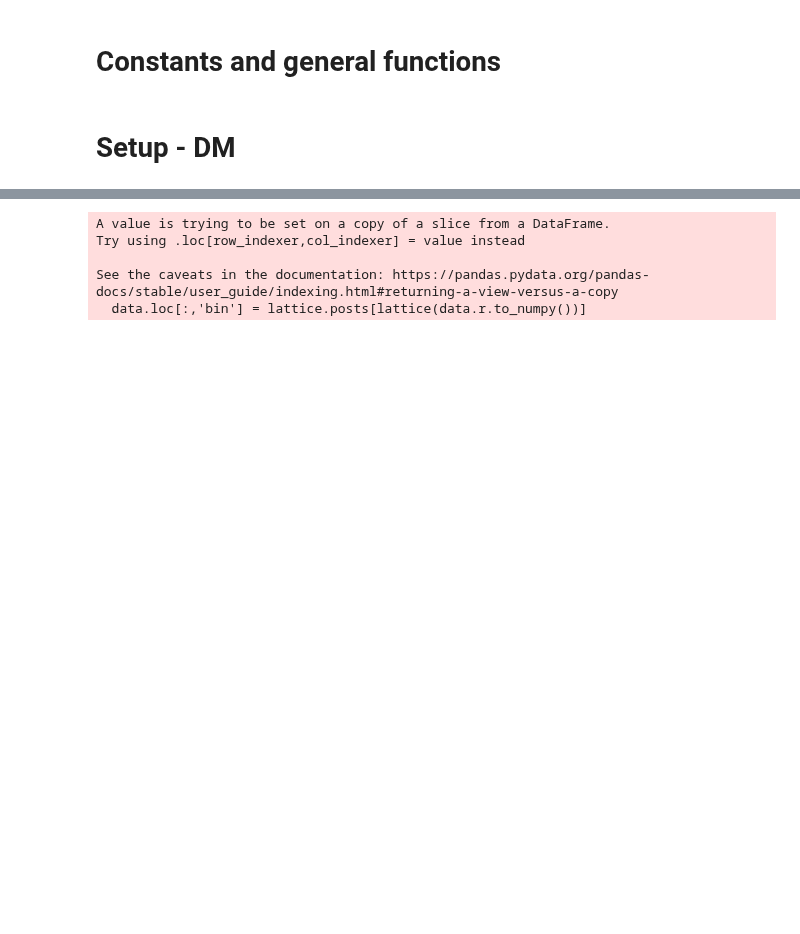
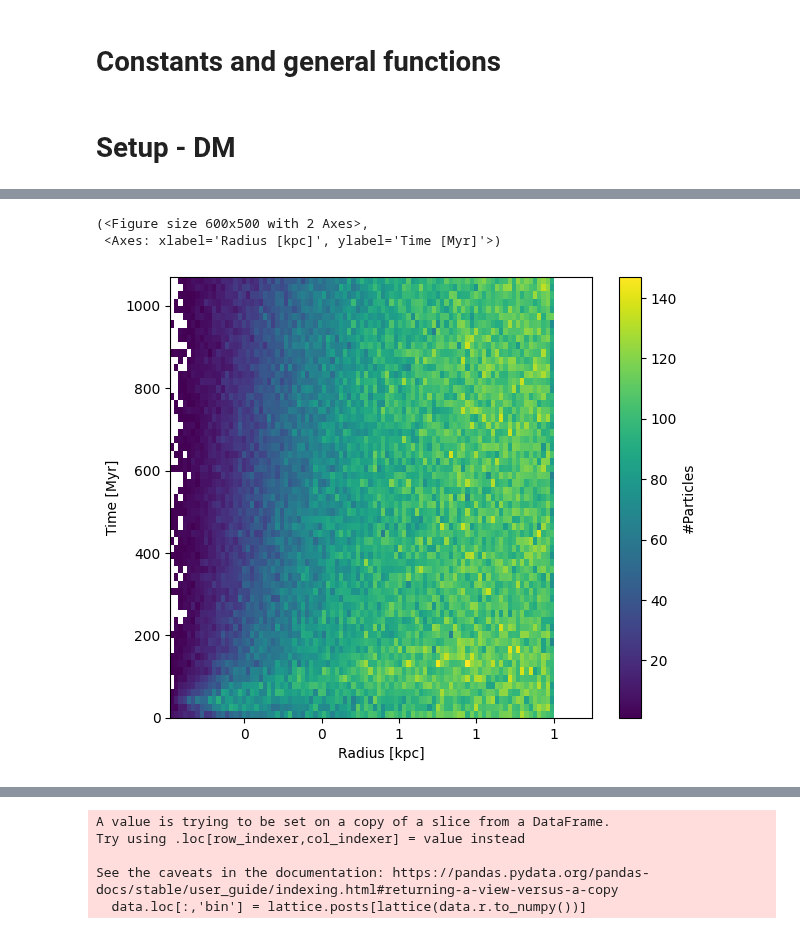
Before and after one commit to Rotem-Barnea/pySIDM, a Jupyter notebook: analysis/run.ipynb, the cells around one changed output, grey strips where cells are left out. Drawn from its saved outputs; the diff is of its cells as text; code cells hidden in the pictures; blank space fills up the shorter version.

```diff
--- a/analysis/run.ipynb
+++ b/analysis/run.ipynb
@@ -64,3 +96,14 @@ ax.legend(['start','after 1100 dynamic times'])
+# %%
+data['output'] = data.r
+length_units = {'value':kpc,'name':'kpc'}
+time_units = {'name':'Myr','value':Myr}
+grid,extent = halo.prep_2d_data(data,radius_cutoff=5,x_units=length_units,time_units=time_units,agg_fn='count')
+
+utils.plot_2d(grid,extent=extent,x_units=length_units,y_units=time_units,xlabel='Radius [{name}]',ylabel='Time [{name}]',cbar_label='#Particles')
+# %% [output]
+(<Figure size 600x500 with 2 Axes>,
+ <Axes: xlabel='Radius [kpc]', ylabel='Time [Myr]'>)
+[figure, added]
 # %%
 halo.plot_inner_core_density();
 # %% [output]
```
Also changed, not shown: parts of 12 cells of this notebook, 1 other file.
